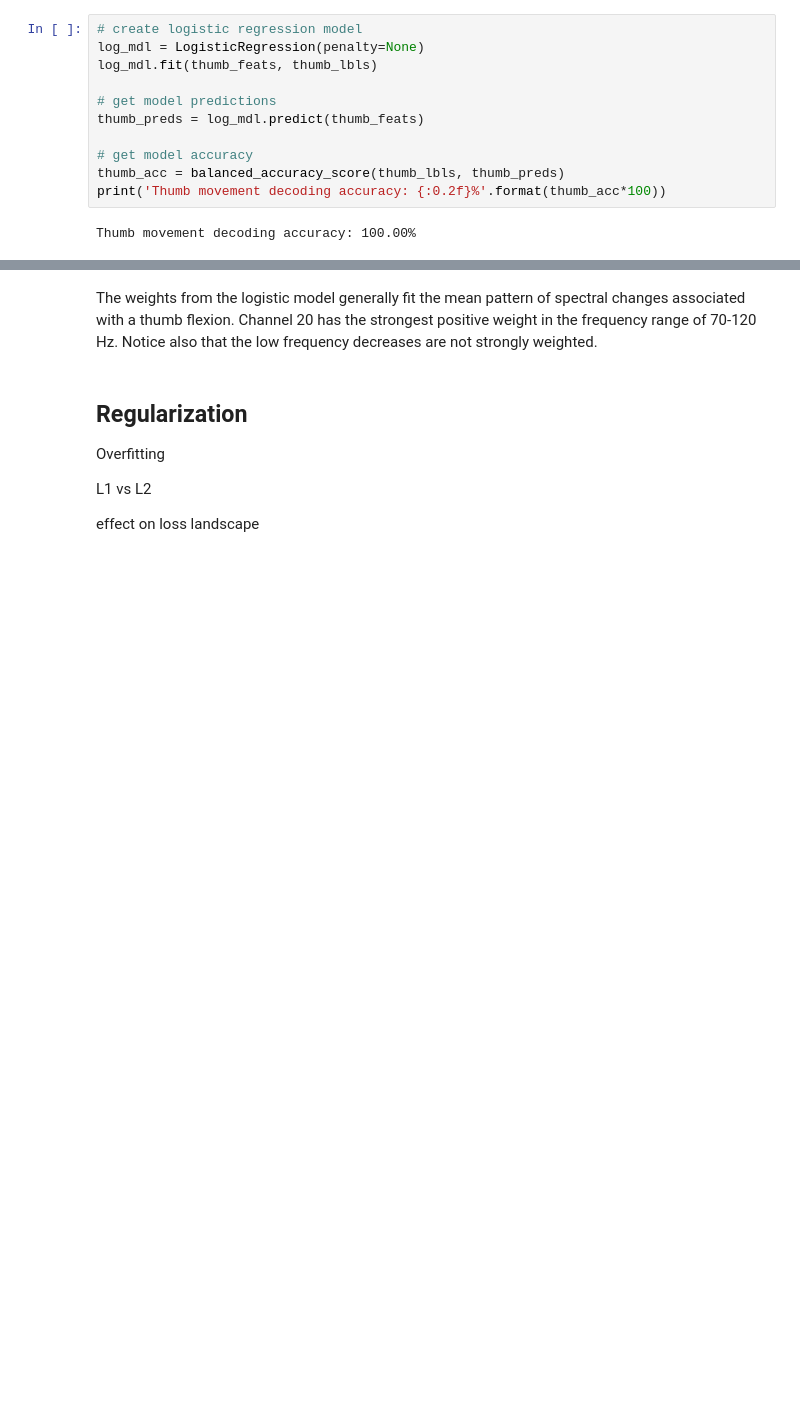
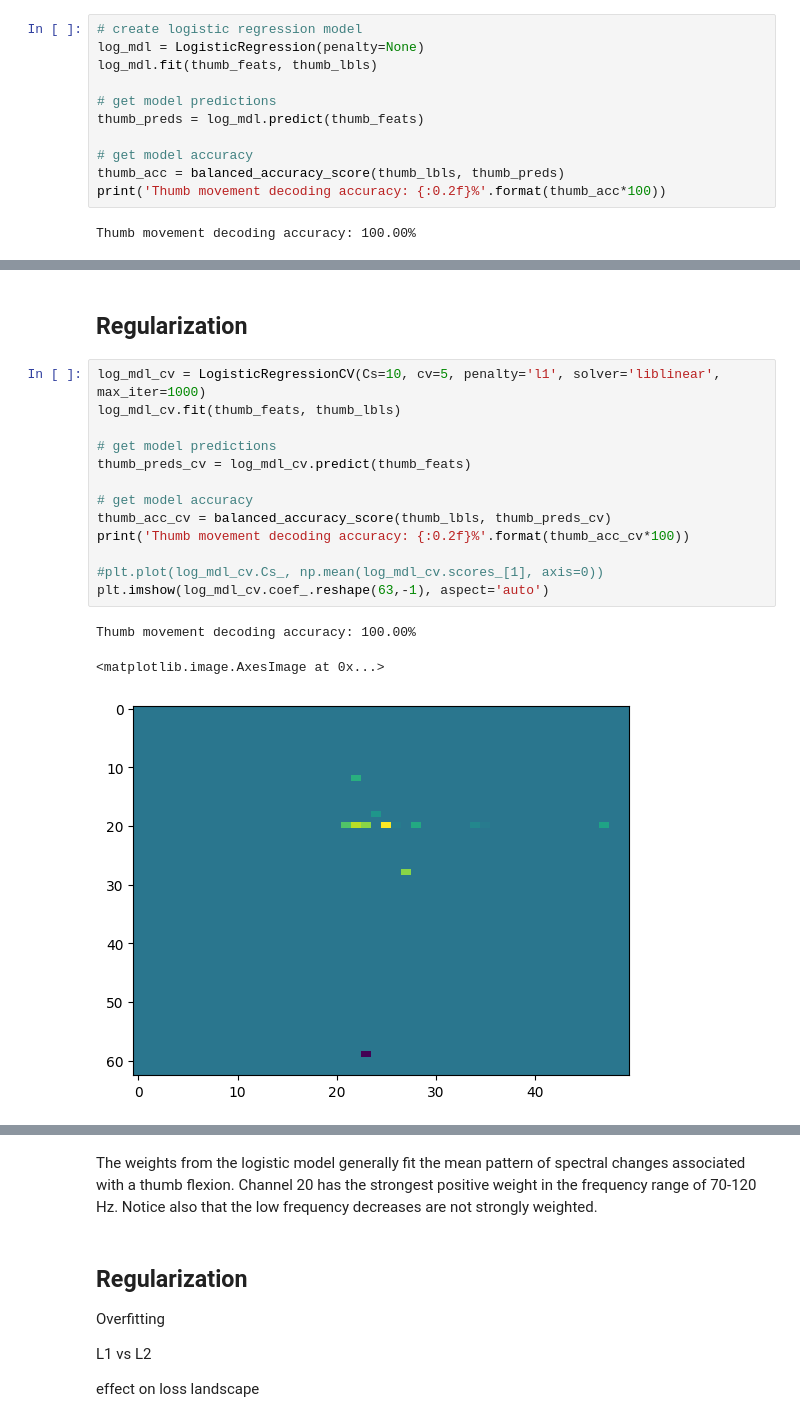
Before and after one commit to dbheadley/DecodingTheBrain, a Jupyter notebook: Week7/notes.ipynb, the cells around one changed output, grey strips where cells are left out. Drawn from its saved outputs; the diff is of its cells as text; blank space fills up the shorter version.

```diff
--- a/Week7/notes.ipynb
+++ b/Week7/notes.ipynb
@@ -299,3 +390,22 @@ Now we can inspect the features that drive the decoding performance. To this, we
+# %% [markdown]
+## Regularization
+# %%
+log_mdl_cv = LogisticRegressionCV(Cs=10, cv=5, penalty='l1', solver='liblinear', max_iter=1000)
+log_mdl_cv.fit(thumb_feats, thumb_lbls)
+
+# get model predictions
+thumb_preds_cv = log_mdl_cv.predict(thumb_feats)
+
+# get model accuracy
+thumb_acc_cv = balanced_accuracy_score(thumb_lbls, thumb_preds_cv)
+print('Thumb movement decoding accuracy: {:0.2f}%'.format(thumb_acc_cv*100))
+
+#plt.plot(log_mdl_cv.Cs_, np.mean(log_mdl_cv.scores_[1], axis=0))
+plt.imshow(log_mdl_cv.coef_.reshape(63,-1), aspect='auto')
+# %% [output]
+Thumb movement decoding accuracy: 100.00%
+<matplotlib.image.AxesImage at 0x...>
+[figure, added]
 # %%
 # get model parameters
 thumb_b = log_mdl.intercept_
```
Also changed, not shown: parts of 8 cells of this notebook.
